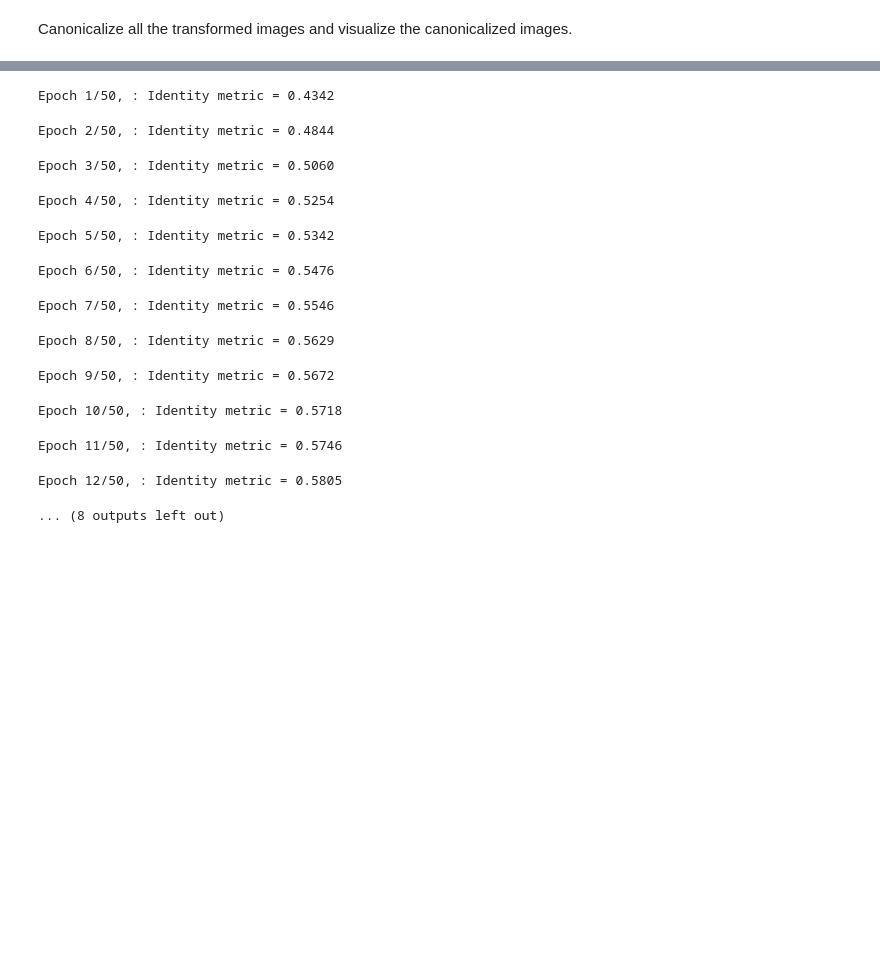
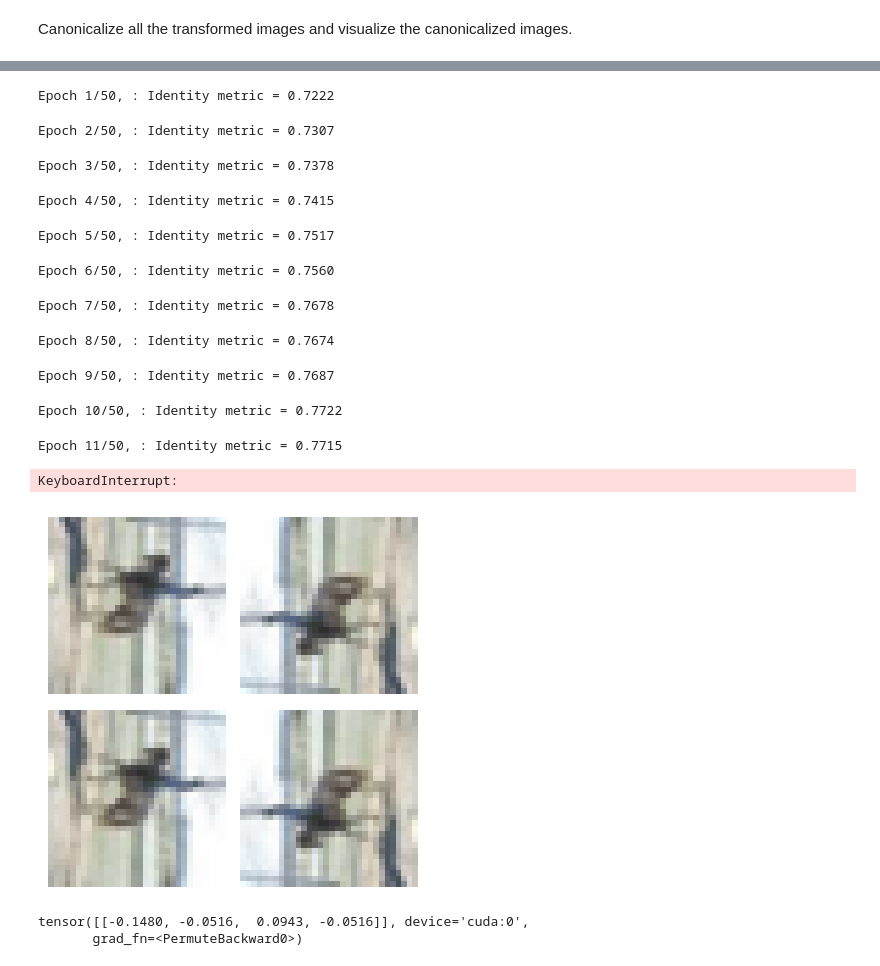
Before and after one commit to arnab39/equiadapt, a Jupyter notebook: tutorials/images/test_discrete_canonicalization.ipynb, the cells around one changed output, grey strips where cells are left out. Cells and saved outputs as stored; diff of their text form; code cells hidden in the pictures; blank space fills up the shorter version.

```diff
--- a/tutorials/images/test_discrete_canonicalization.ipynb
+++ b/tutorials/images/test_discrete_canonicalization.ipynb
@@ -183,8 +297,8 @@ plot_image_tensors(canonicalized_images)
 # %%
-# Train the canonicalization network using prior regularization
+# Train the canonicalization network using prior regularization and optimization specific loss
 
 # Define the optimizer
-optimizer = torch.optim.Adam(canonicalization_network.parameters(), lr=0.005)
+optimizer = torch.optim.Adam(canonicalization_network.parameters(), lr=0.003)
 
 # Define the training loop
 num_epochs = 50
@@ -203,7 +317,7 @@ for epoch in range(num_epochs):
         prior_loss = canonicalizer.get_prior_regularization_loss()
 
         # Combine the losses
-        loss = prior_loss * 100
+        loss = prior_loss + 10 * canonicalizer.get_optimization_specific_loss()
 
         # Backpropagate the gradients
         loss.backward()
@@ -220,16 +334,32 @@ for epoch in range(num_epochs):
     # Print the identity metric
     print(f"Epoch {epoch+1}/{num_epochs}, : Identity metric = {identity_metric:.4f}")
 # %% [output]
-Epoch 1/50, : Identity metric = 0.4342
+Epoch 1/50, : Identity metric = 0.7222
-Epoch 2/50, : Identity metric = 0.4844
+Epoch 2/50, : Identity metric = 0.7307
-Epoch 3/50, : Identity metric = 0.5060
+Epoch 3/50, : Identity metric = 0.7378
-Epoch 4/50, : Identity metric = 0.5254
+Epoch 4/50, : Identity metric = 0.7415
-Epoch 5/50, : Identity metric = 0.5342
+Epoch 5/50, : Identity metric = 0.7517
-Epoch 6/50, : Identity metric = 0.5476
+Epoch 6/50, : Identity metric = 0.7560
-Epoch 7/50, : Identity metric = 0.5546
+Epoch 7/50, : Identity metric = 0.7678
-Epoch 8/50, : Identity metric = 0.5629
+Epoch 8/50, : Identity metric = 0.7674
-Epoch 9/50, : Identity metric = 0.5672
+Epoch 9/50, : Identity metric = 0.7687
-Epoch 10/50, : Identity metric = 0.5718
+Epoch 10/50, : Identity metric = 0.7722
-Epoch 11/50, : Identity metric = 0.5746
+Epoch 11/50, : Identity metric = 0.7715
-Epoch 12/50, : Identity metric = 0.5805
+KeyboardInterrupt:
-... (8 outputs left out)
+# %%
+# Get canonicalized images for all transformed images
+canonicalized_images = []
+for im in transformed_sample_images:
+    im = im.unsqueeze(0).to(device)
+    canonicalized_image = canonicalizer.canonicalize(im)
+    canonicalized_images.append(canonicalized_image.detach().cpu())
+
+# Visualizing all the canonicalized images
+plot_image_tensors(canonicalized_images)
+# %% [output]
+[figure, added]
+# %%
+canonicalizer.canonicalization_info_dict['group_activations']
+# %% [output]
+tensor([[-0.1480, -0.0516,  0.0943, -0.0516]], device='cuda:0',
+       grad_fn=<PermuteBackward0>)
```
Also changed, not shown: parts of 14 cells of this notebook.
